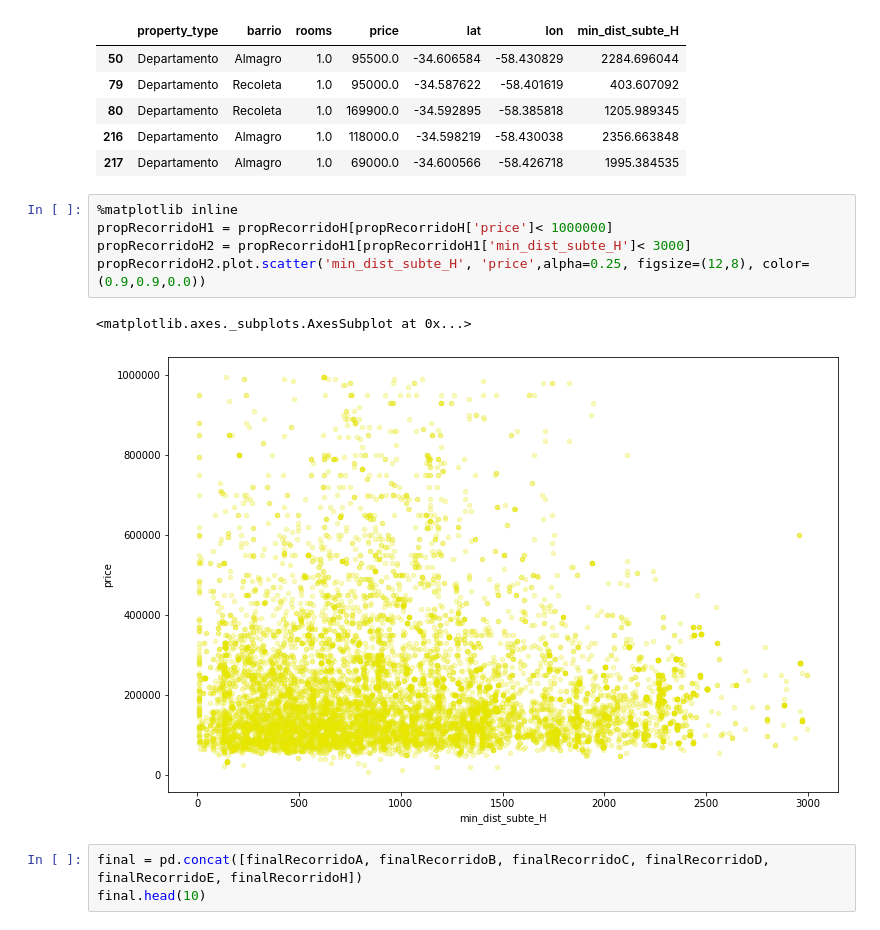
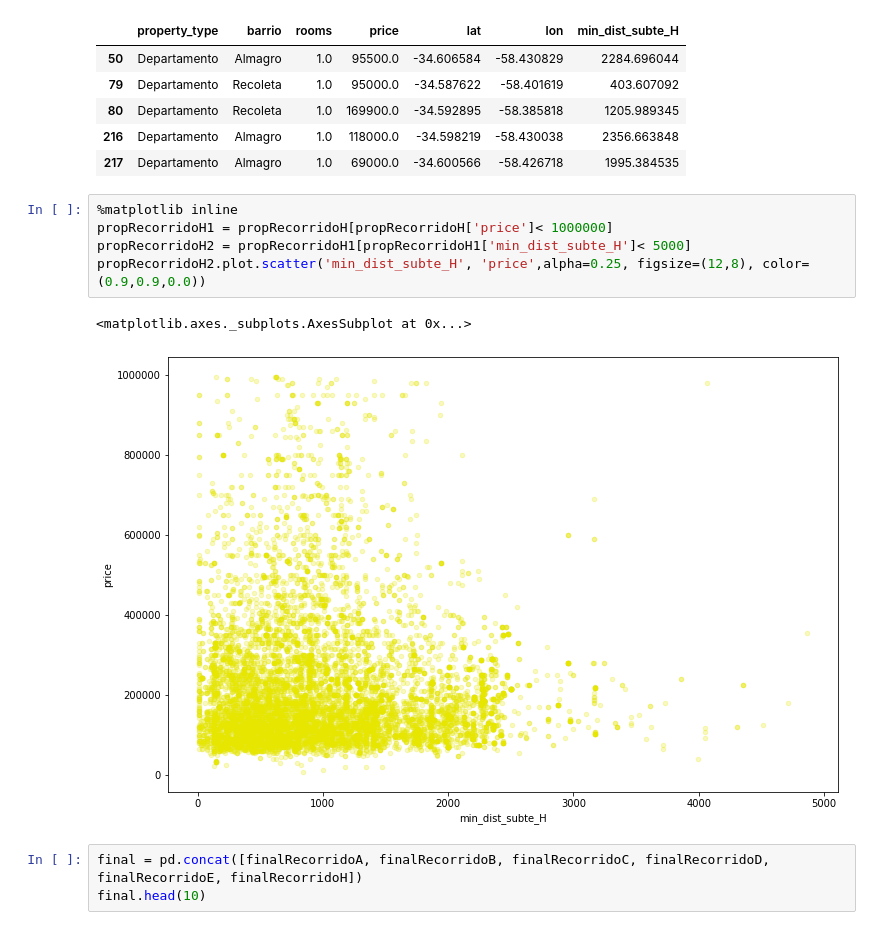
Before and after one commit to Santiago-Pinto/TPSistemasInteligentes, a Jupyter notebook: Subtes.ipynb, the cells around one changed output. Drawn from its saved outputs; the diff is of its cells as text.

```diff
--- a/Subtes.ipynb
+++ b/Subtes.ipynb
@@ -742,11 +742,11 @@ See the caveats in the documentation: http://pandas.pydata.org/pandas-docs/stabl
 # %%
 %matplotlib inline
 propRecorridoH1 = propRecorridoH[propRecorridoH['price']< 1000000]
-propRecorridoH2 = propRecorridoH1[propRecorridoH1['min_dist_subte_H']< 3000]
+propRecorridoH2 = propRecorridoH1[propRecorridoH1['min_dist_subte_H']< 5000]
 propRecorridoH2.plot.scatter('min_dist_subte_H', 'price',alpha=0.25, figsize=(12,8), color=(0.9,0.9,0.0))
 # %% [output]
 <matplotlib.axes._subplots.AxesSubplot at 0x...>
-[figure, old version]
+[figure, new version]
 # %%
 final = pd.concat([finalRecorridoA, finalRecorridoB, finalRecorridoC, finalRecorridoD, finalRecorridoE, finalRecorridoH])
 final.head(10)
```
Also changed, not shown: parts of 2 cells of this notebook, 2 other files.
